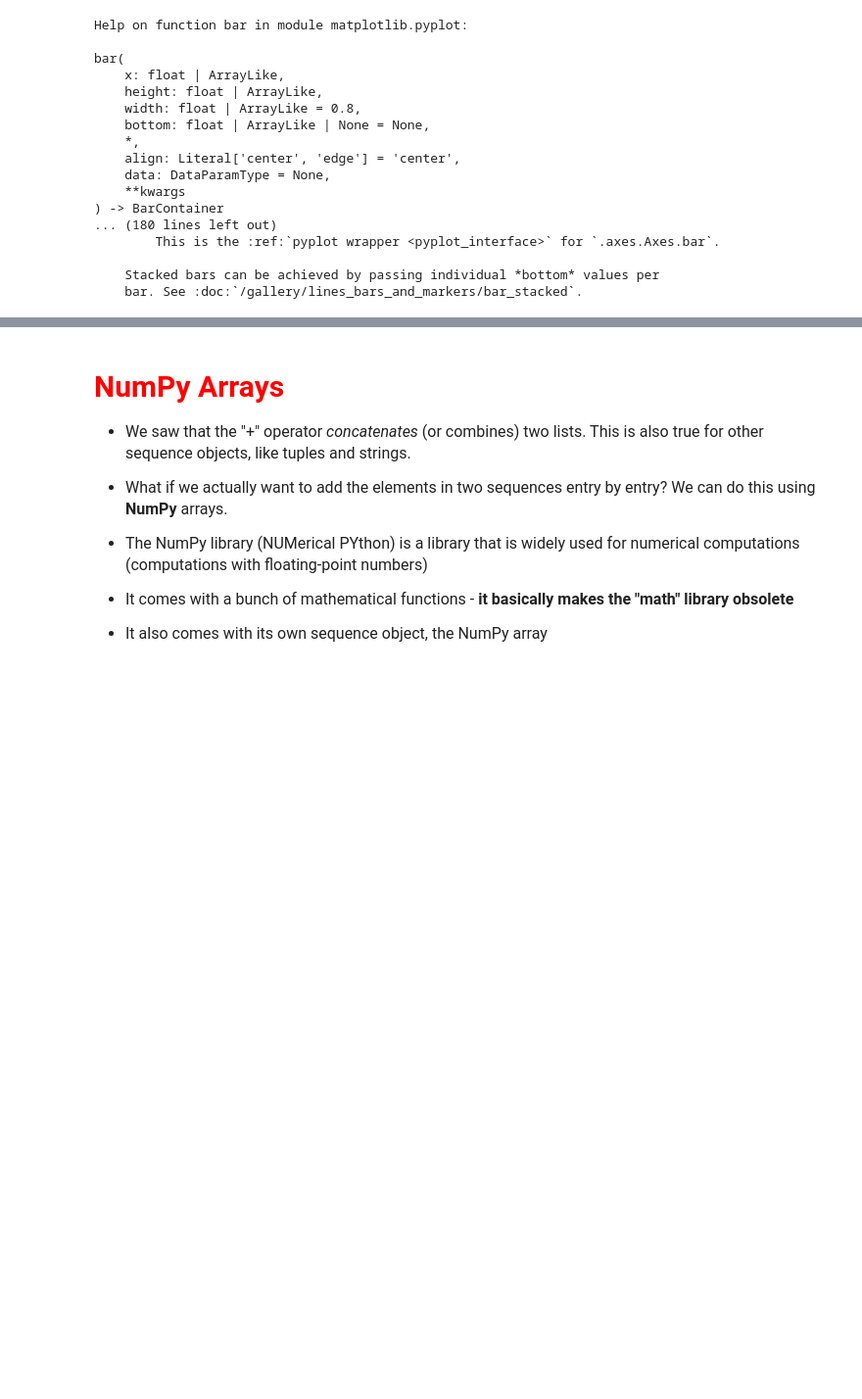
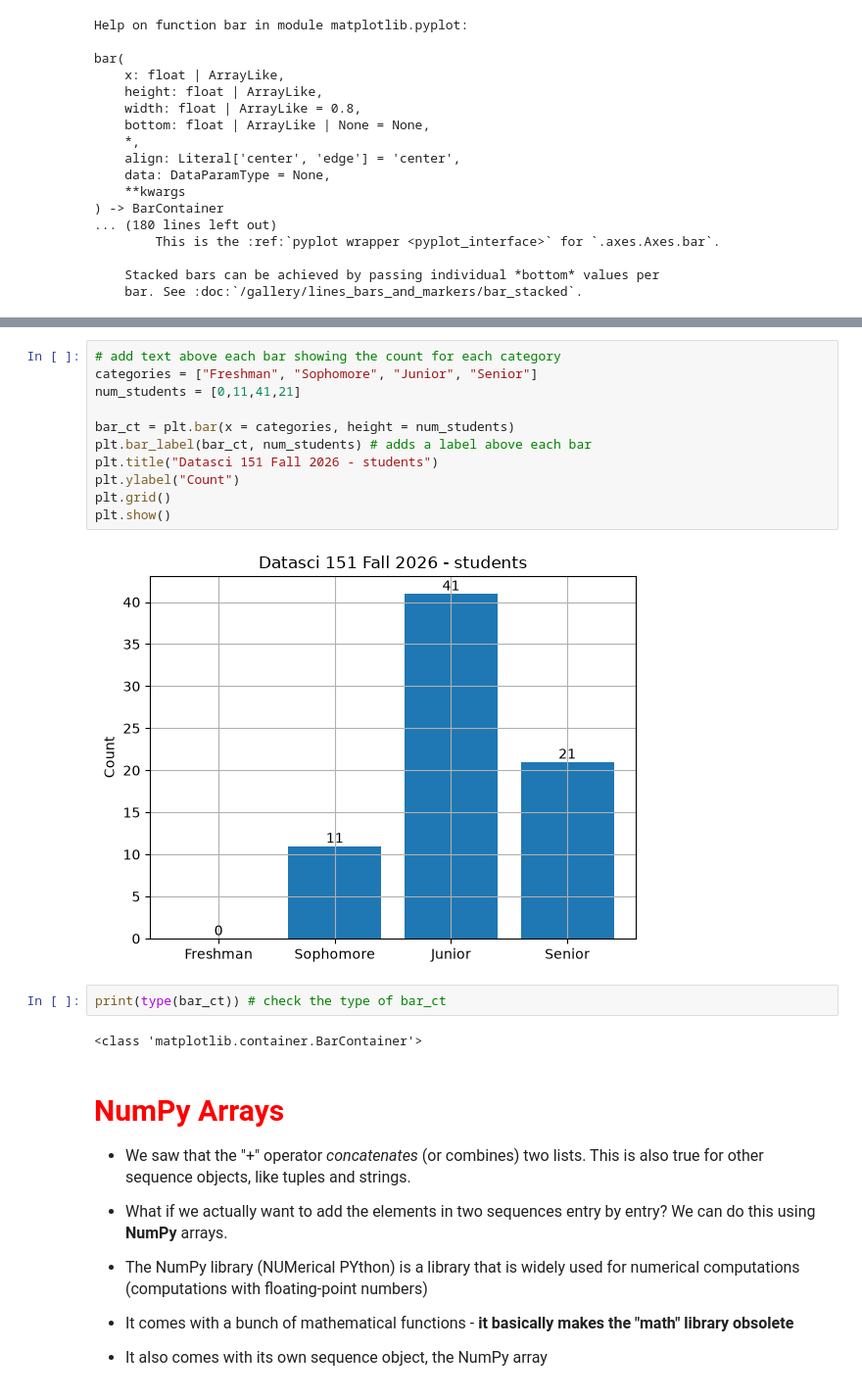
Before and after one commit to vzhu6/datasci151fall2026, a Jupyter notebook: lecture_04_other_sequence_objects/Lecture04 copy.ipynb, the cells around one changed output, grey strips where cells are left out. Shown at 98% size. Saved outputs shown, nothing was run; the diff lists cells and outputs as text; blank space fills up the shorter version.

```diff
--- a/lecture_04_other_sequence_objects/Lecture04 copy.ipynb
+++ b/lecture_04_other_sequence_objects/Lecture04 copy.ipynb
@@ -256,3 +287,20 @@ print(type(bar_ct))
+# %%
+# add text above each bar showing the count for each category
+categories = ["Freshman", "Sophomore", "Junior", "Senior"]
+num_students = [0,11,41,21]
+
+bar_ct = plt.bar(x = categories, height = num_students)
+plt.bar_label(bar_ct, num_students) # adds a label above each bar
+plt.title("Datasci 151 Fall 2026 - students")
+plt.ylabel("Count")
+plt.grid()
+plt.show()
+# %% [output]
+[figure, added]
+# %%
+print(type(bar_ct)) # check the type of bar_ct
+# %% [output]
+<class 'matplotlib.container.BarContainer'>
 # %% [markdown]
 # <span style="color:red; font-size:30px"> NumPy Arrays</span>
 
```
Also changed, not shown: parts of 32 cells of this notebook, 3 other files.
